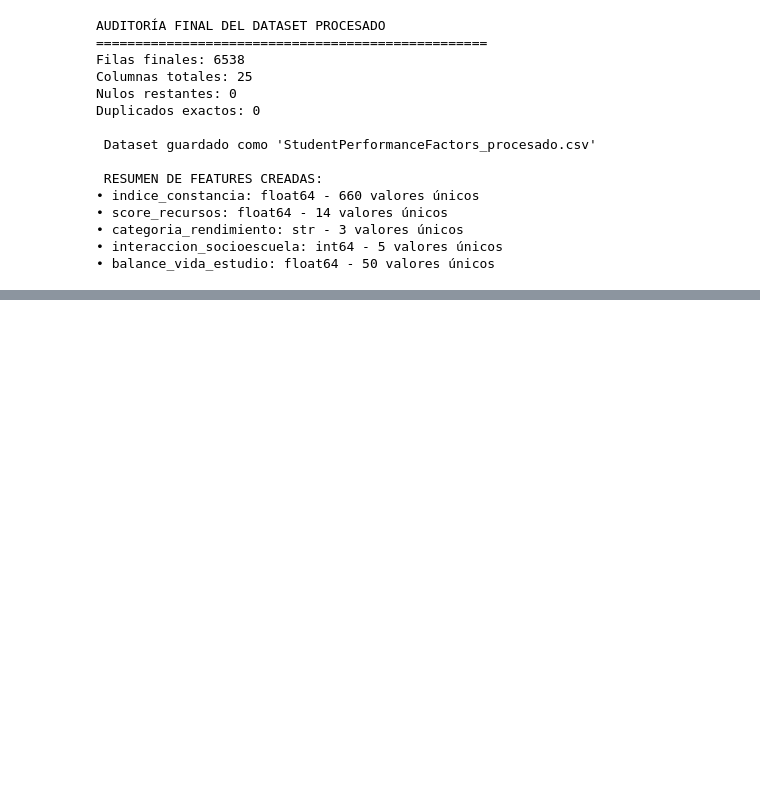
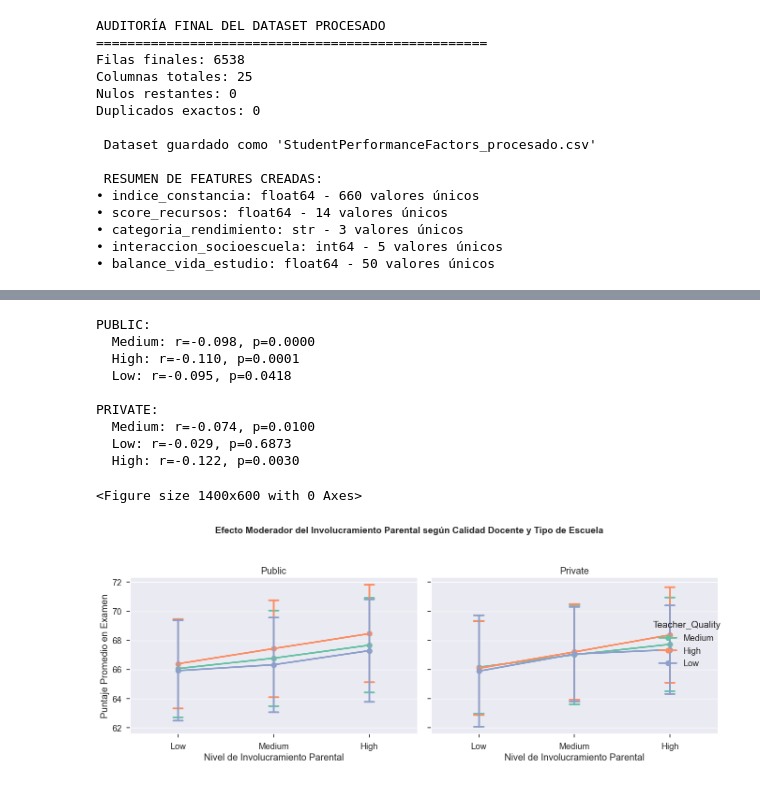
Before and after one commit to navanacho/analisis_datos, a Jupyter notebook: TrabajoIntegrador/TPIntegrador.ipynb, the cells around one changed output, grey strips where cells are left out. Drawn from its saved outputs; the diff is of its cells as text; code cells hidden in the pictures; blank space fills up the shorter version.

```diff
--- a/TrabajoIntegrador/TPIntegrador.ipynb
+++ b/TrabajoIntegrador/TPIntegrador.ipynb
@@ -320,0 +410,55 @@ Duplicados exactos: 0
+# %%
+#Gráfico 3: Interacción Parental × Calidad Docente × Tipo de Escuela (Pregunta 2)
+plt.figure(figsize=(14, 6))
+
+# Gráfico de puntos con interacción: Parental_Involvement × Teacher_Quality
+# Facetado por School_Type para comparar público vs privado
+g = sns.catplot(
+    data=df,
+    x='Parental_Involvement',
+    y='Exam_Score',
+    hue='Teacher_Quality',
+    col='School_Type',
+    kind='point',
+    palette='Set2',
+    height=5,
+    aspect=1.2,
+    errorbar='sd',  # Desviación estándar como barra de error
+    capsize=0.1
+)
+
+g.set_titles("{col_name}")
+g.set_axis_labels("Nivel de Involucramiento Parental", "Puntaje Promedio en Examen")
+g.fig.suptitle('Efecto Moderador del Involucramiento Parental según Calidad Docente y Tipo de Escuela',
+               y=1.05, fontsize=14, fontweight='bold')
+
+# Test de interacción simplificado: comparar pendientes entre grupos
+public_df = df[df['School_Type'] == 'Public']
+private_df = df[df['School_Type'] == 'Private']
+
+# Correlación Parental_Involvement vs Exam_Score por nivel de Teacher_Quality
+for school in ['Public', 'Private']:
+    subset = df[df['School_Type'] == school]
+    print(f"\n{school.upper()}:")
+    for quality in subset['Teacher_Quality'].unique():
+        sub = subset[subset['Teacher_Quality'] == quality]
+        corr, p_val = stats.pearsonr(
+            sub['Parental_Involvement'].astype('category').cat.codes,
+            sub['Exam_Score']
+        )
+        print(f"  {quality}: r={corr:.3f}, p={p_val:.4f}")
+plt.tight_layout()
+plt.savefig('grafico_3_involucramiento_docente.png', dpi=300, bbox_inches='tight')
+plt.show()
+# %% [output]
+PUBLIC:
+  Medium: r=-0.098, p=0.0000
+  High: r=-0.110, p=0.0001
+  Low: r=-0.095, p=0.0418
+
+PRIVATE:
+  Medium: r=-0.074, p=0.0100
+  Low: r=-0.029, p=0.6873
+  High: r=-0.122, p=0.0030
+<Figure size 1400x600 with 0 Axes>
+[figure, added]
```
Also changed, not shown: parts of 8 cells of this notebook, 6 other files.
